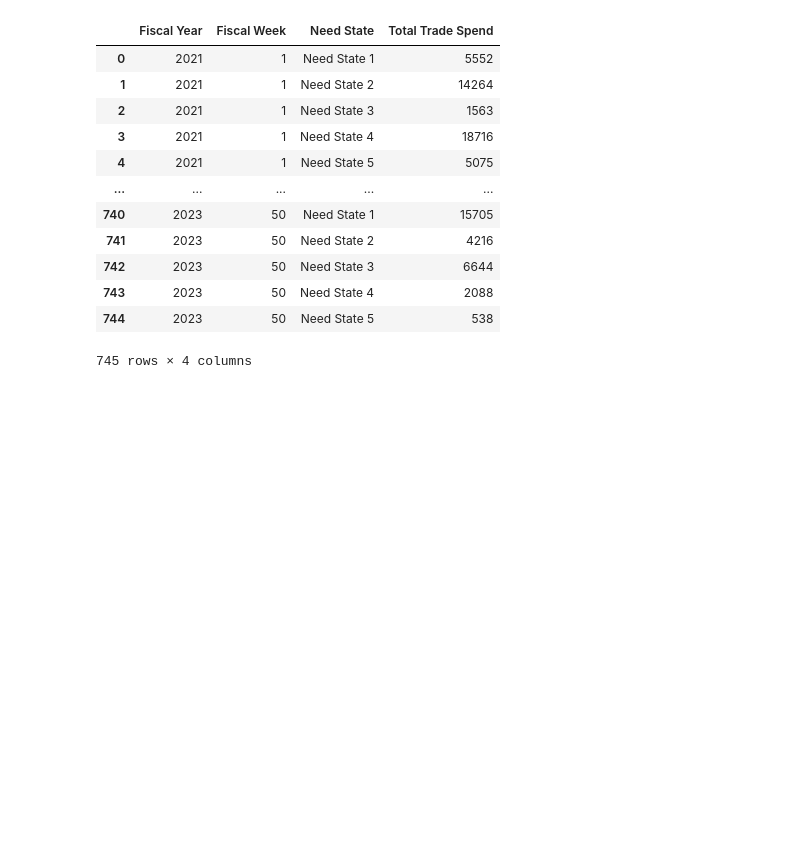
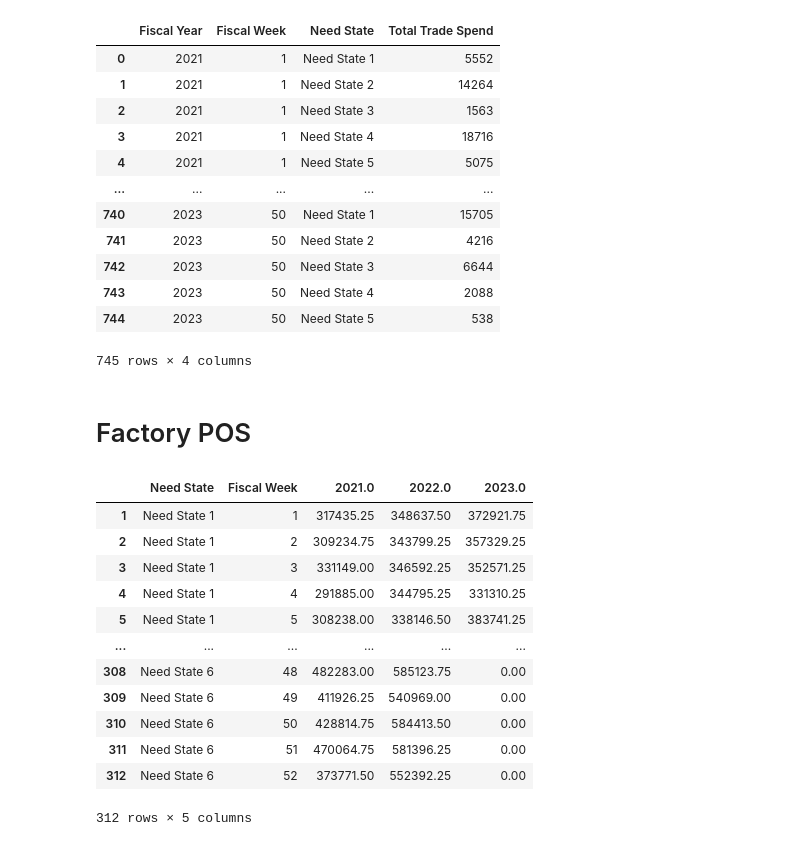
Before and after one commit to ali-rajabali/Kevnue, a Jupyter notebook: Kenview Data Sorting.ipynb, the cells around one changed output. Drawn from its saved outputs; the diff is of its cells as text; code cells hidden in the pictures; blank space fills up the shorter version.

```diff
--- a/Kenview Data Sorting.ipynb
+++ b/Kenview Data Sorting.ipynb
@@ -185,3 +185,30 @@ df_TradeS
 # %%
 #Save the updated data but into a new file
 df_TradeS.to_csv('Total Trade Spend-Cleaned.csv')
+# %% [markdown]
+# Factory POS
+# %%
+# Load the CSV with decleard row 0 and row 1 as header.  The data will begin in row 1.
+df_FPOS = pd.read_csv('Factory POS $ - UTSC Lecture.csv', header=[0])
+# %%
+# Drop the first row header
+df_FPOS.columns = df_FPOS.iloc[0]
+
+# Drop the first row (original headers)
+df_FPOS = df_FPOS[1:]
+# %%
+df_FPOS
+# %% [output]
+|  | Need State | Fiscal Week | 2021.0 | 2022.0 | 2023.0 |
+| 1 | Need State 1 | 1 | 317435.25 | 348637.50 | 372921.75 |
+| 2 | Need State 1 | 2 | 309234.75 | 343799.25 | 357329.25 |
+| 3 | Need State 1 | 3 | 331149.00 | 346592.25 | 352571.25 |
+| 4 | Need State 1 | 4 | 291885.00 | 344795.25 | 331310.25 |
+| 5 | Need State 1 | 5 | 308238.00 | 338146.50 | 383741.25 |
+| ... | ... | ... | ... | ... | ... |
+| 308 | Need State 6 | 48 | 482283.00 | 585123.75 | 0.00 |
+| 309 | Need State 6 | 49 | 411926.25 | 540969.00 | 0.00 |
+| 310 | Need State 6 | 50 | 428814.75 | 584413.50 | 0.00 |
+| 311 | Need State 6 | 51 | 470064.75 | 581396.25 | 0.00 |
+| 312 | Need State 6 | 52 | 373771.50 | 552392.25 | 0.00 |
+312 rows × 5 columns
```
Also changed, not shown: parts of 20 cells of this notebook.
